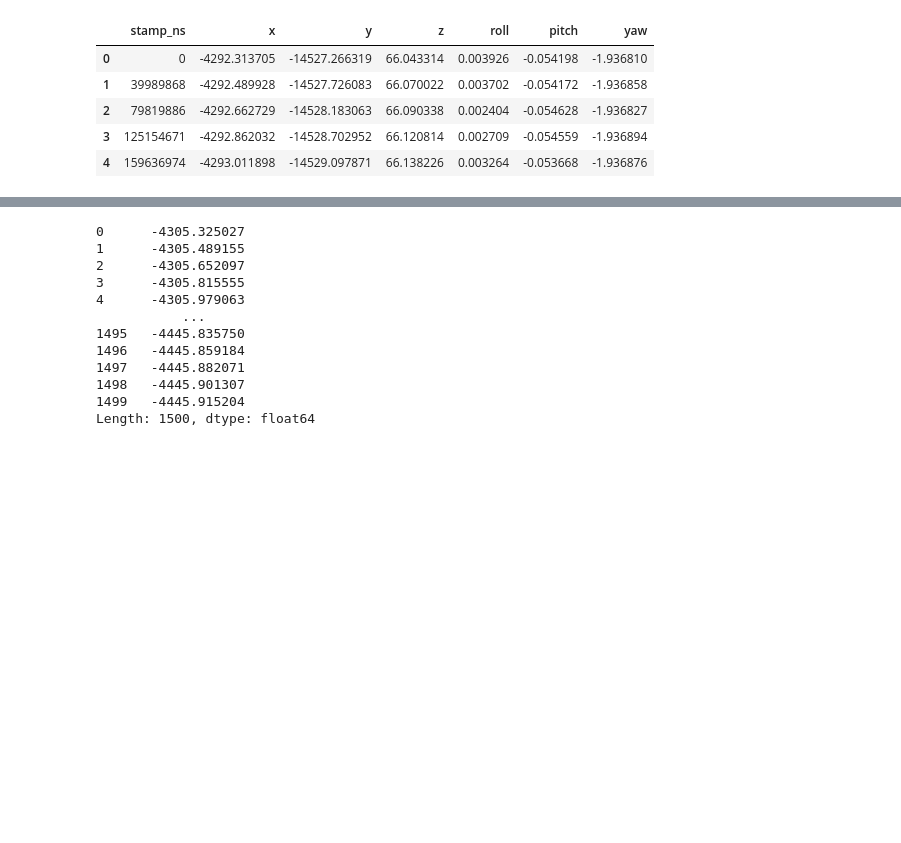
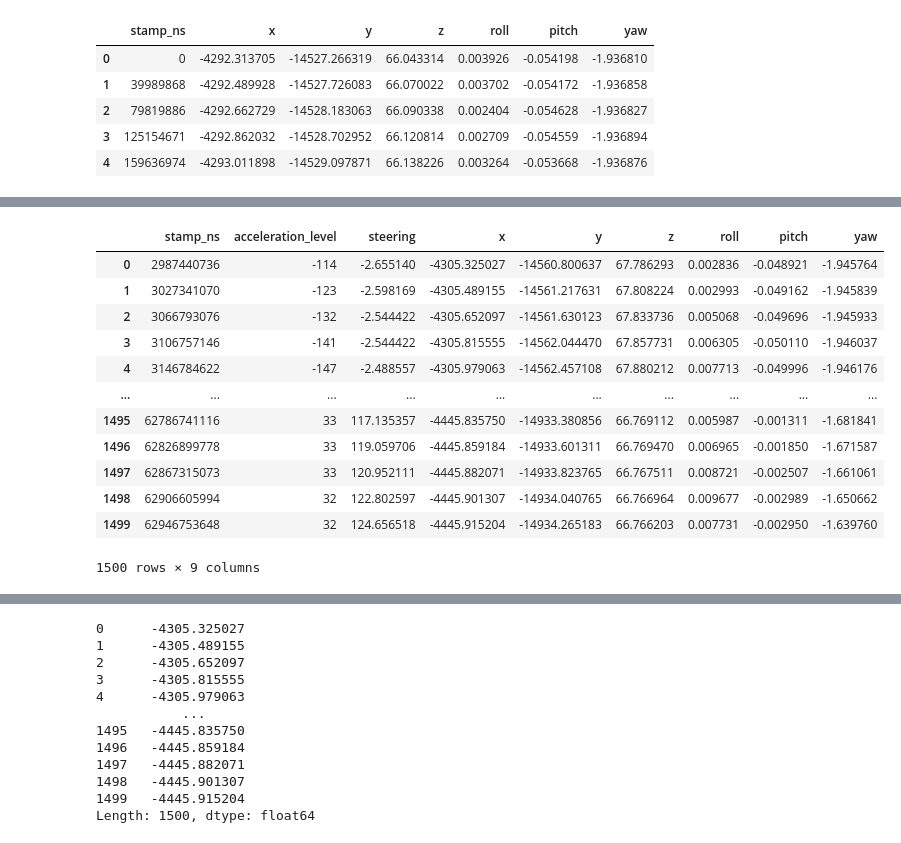
Before and after one commit to rvegrc/self_drive, a Jupyter notebook: self-driveing.ipynb, the cells around one changed output, grey strips where cells are left out. Cells and saved outputs as stored; diff of their text form; code cells hidden in the pictures; blank space fills up the shorter version.

Commit message:
func for interpolate coords and eylers

```diff
--- a/self-driveing.ipynb
+++ b/self-driveing.ipynb
@@ -190,0 +194,54 @@ control_temp_m
+# %%
+def interpolate_coords_eyler(control:pd.DataFrame, localization:pd.DataFrame):
+
+    def find_min_max(control:pd.DataFrame, localization:pd.DataFrame):
+        '''Find min and max timestamp in localization for each timestamp in control dataframe'''
+        control['loc_stamp_max'] = control['stamp_ns'].apply(lambda x: localization[localization['stamp_ns'] >= x]['stamp_ns'].min())
+        control['loc_stamp_min'] = control['stamp_ns'].apply(lambda x: localization[localization['stamp_ns'] < x]['stamp_ns'].max())
+        control_2m = control.copy()
+        return control_2m
+
+    def merge_min_max(control_2m:pd.DataFrame, localization:pd.DataFrame):
+        '''Merge min and max timestamp in localization for each timestamp in control dataframe'''
+        control_3m = (control_2m.merge(localization, left_on='loc_stamp_max', right_on='stamp_ns', how='left', suffixes=('', '_max'))
+                    .merge(localization, left_on='loc_stamp_min', right_on='stamp_ns', how='left', suffixes=('', '_min'))
+        )
+        control_3m.rename(columns={'x':'x_max', 'y':'y_max', 'z':'z_max', 'roll':'roll_max', 'pitch':'pitch_max', 'yaw':'yaw_max'}, inplace=True)
+        control_3m.drop(columns=['loc_stamp_max', 'loc_stamp_min'], inplace=True)
+        return control_3m
+
+    def interpolate_coords(control_3m, col_min:str, col_max:str):
+        '''Interpolate values between max and min values'''
+        control_inter = (control_3m[['stamp_ns', 'stamp_ns_max', 'stamp_ns_min', col_min, col_max]]
+                    .apply(lambda x: (x['stamp_ns'] - x['stamp_ns_min']) / (x['stamp_ns_max'] - x['stamp_ns_min']) * (x[col_max] - x[col_min]) + x[col_min], axis=1)
+                    )
+        return control_inter
+
+    control_2m = find_min_max(control, localization)
+    control_3m = merge_min_max(control_2m, localization)
+
+    coords_cols = ['x', 'y', 'z', 'roll', 'pitch', 'yaw']
+    contr_cols = ['stamp_ns', 'acceleration_level', 'steering']
+
+    for col in coords_cols:
+        control_3m[col] = interpolate_coords(control_3m, f'{col}_min', f'{col}_max')
+
+    control_inter = control_3m[contr_cols + coords_cols]
+
+    return control_inter
+# %%
+interpolate_coords_eyler(control_temp, localization_temp)
+# %% [output]
+|  | stamp_ns | acceleration_level | steering | x | y | z | roll | pitch | yaw |
+| 0 | 2987440736 | -114 | -2.655140 | -4305.325027 | -14560.800637 | 67.786293 | 0.002836 | -0.048921 | -1.945764 |
+| 1 | 3027341070 | -123 | -2.598169 | -4305.489155 | -14561.217631 | 67.808224 | 0.002993 | -0.049162 | -1.945839 |
+| 2 | 3066793076 | -132 | -2.544422 | -4305.652097 | -14561.630123 | 67.833736 | 0.005068 | -0.049696 | -1.945933 |
+| 3 | 3106757146 | -141 | -2.544422 | -4305.815555 | -14562.044470 | 67.857731 | 0.006305 | -0.050110 | -1.946037 |
+| 4 | 3146784622 | -147 | -2.488557 | -4305.979063 | -14562.457108 | 67.880212 | 0.007713 | -0.049996 | -1.946176 |
+| ... | ... | ... | ... | ... | ... | ... | ... | ... | ... |
+| 1495 | 62786741116 | 33 | 117.135357 | -4445.835750 | -14933.380856 | 66.769112 | 0.005987 | -0.001311 | -1.681841 |
+| 1496 | 62826899778 | 33 | 119.059706 | -4445.859184 | -14933.601311 | 66.769470 | 0.006965 | -0.001850 | -1.671587 |
+| 1497 | 62867315073 | 33 | 120.952111 | -4445.882071 | -14933.823765 | 66.767511 | 0.008721 | -0.002507 | -1.661061 |
+| 1498 | 62906605994 | 32 | 122.802597 | -4445.901307 | -14934.040765 | 66.766964 | 0.009677 | -0.002989 | -1.650662 |
+| 1499 | 62946753648 | 32 | 124.656518 | -4445.915204 | -14934.265183 | 66.766203 | 0.007731 | -0.002950 | -1.639760 |
+1500 rows × 9 columns
```
Also changed, not shown: parts of 7 cells of this notebook.
